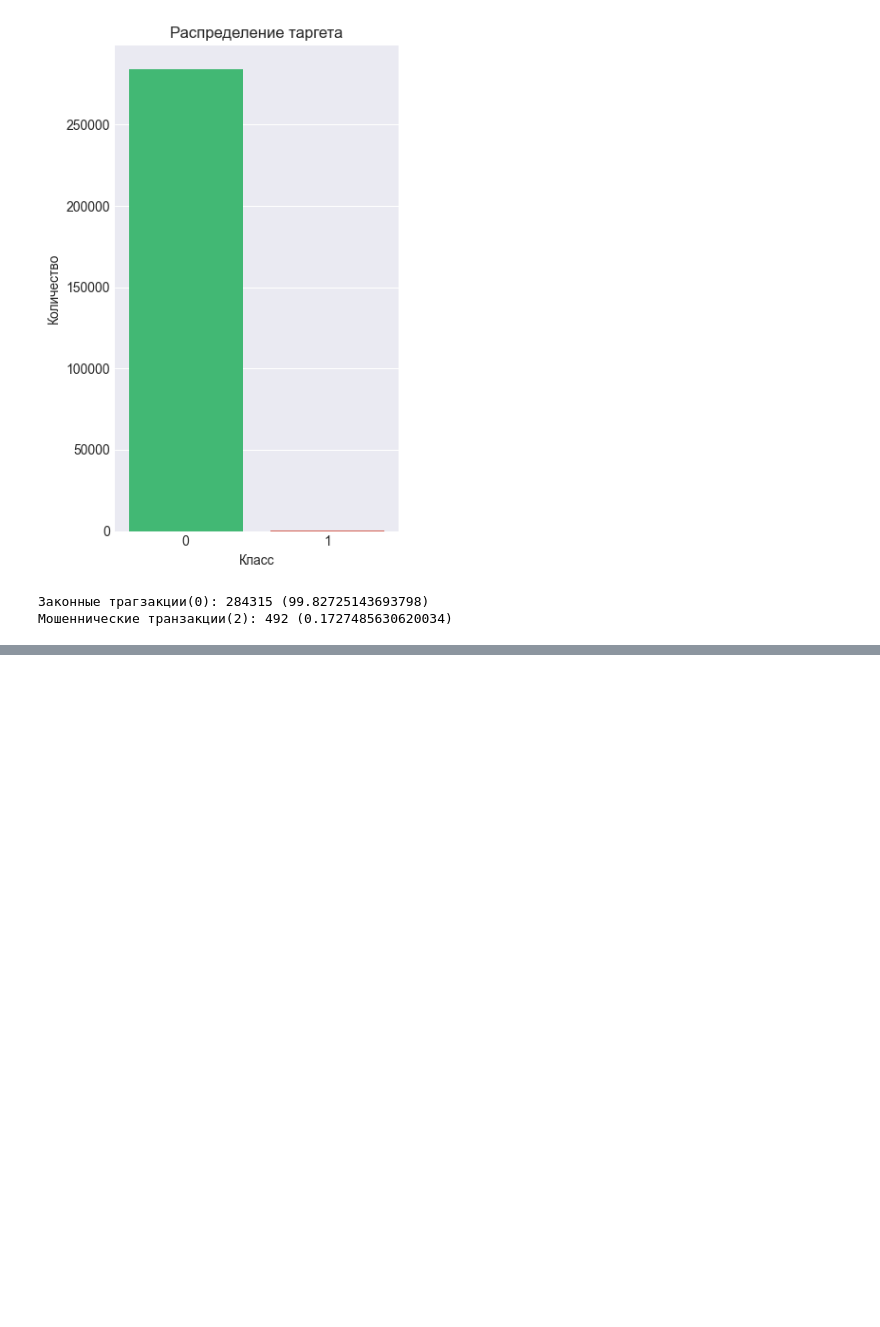
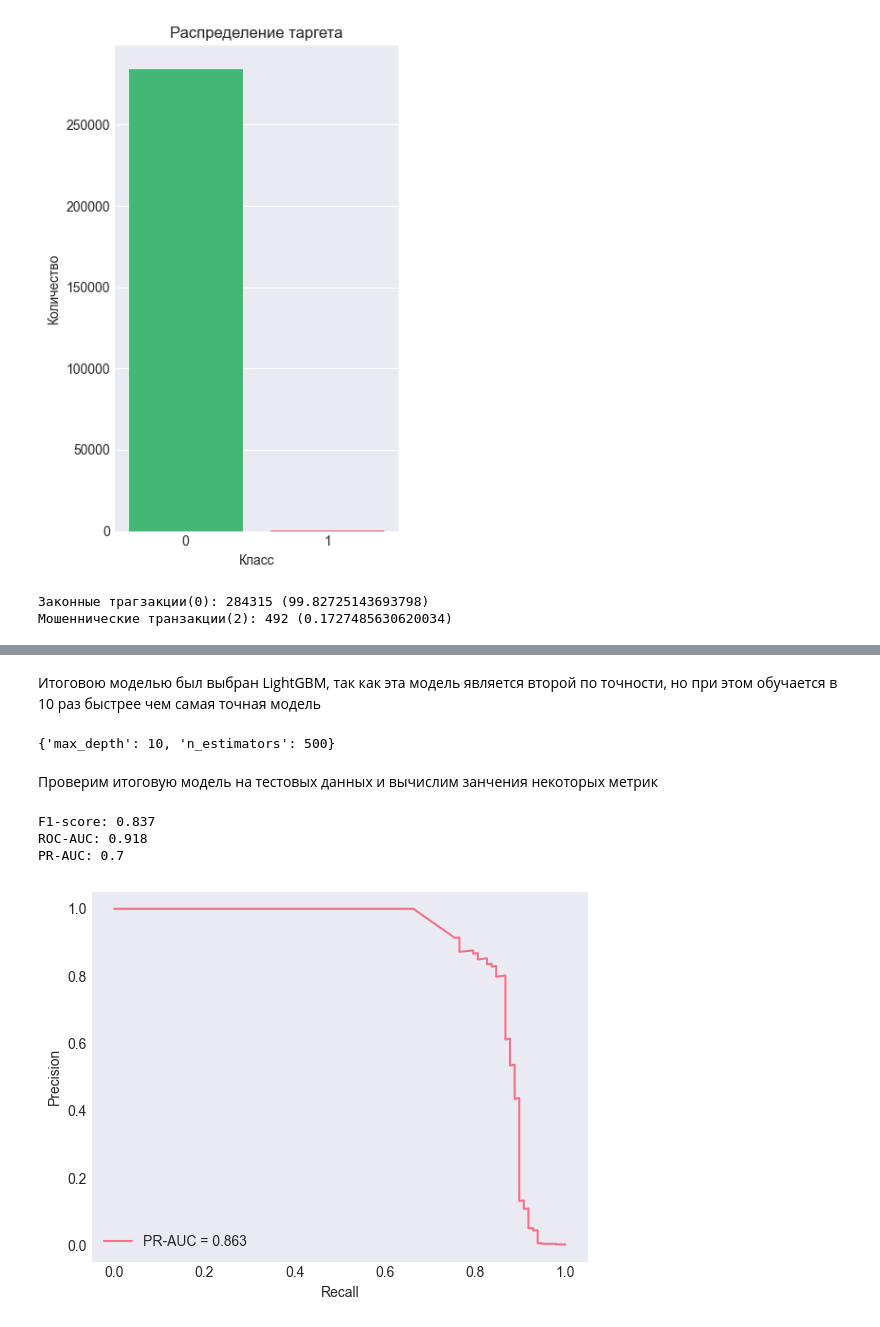
Before and after one commit to curiuwu/Machine-Learning-projects, a Jupyter notebook: credit_fraude_detection/credit_fraud_detection.ipynb, the cells around one changed output, grey strips where cells are left out. Saved outputs shown, nothing was run; the diff lists cells and outputs as text; code cells hidden in the pictures; blank space fills up the shorter version.

```diff
--- a/credit_fraude_detection/credit_fraud_detection.ipynb
+++ b/credit_fraude_detection/credit_fraud_detection.ipynb
@@ -132,0 +309,13 @@ print(f'Мошеннические транзакции(2): {fraud_count[1]} ({f
+# %%
+rf_search = GridSearchCV(
+    RandomForestClassifier(random_state=RANDOM_STATE, class_weight='balanced'),
+    rf_param_grid,
+    cv=cv,
+    scoring='average_precision',
+    n_jobs=-1,
+    verbose=1
+)
+
+rf_search.fit(X_train, y_train)
+
+rf_stats = find_preprosessing_score(rf_search)
@@ -132,0 +335,17 @@ print(f'Мошеннические транзакции(2): {fraud_count[1]} ({f
+# %%
+lgbm_param_grid = {
+    'n_estimators': [300, 500],
+    'max_depth': [5, 7, 10]
+}
+
+lgbm_search = GridSearchCV(
+    LGBMClassifier(class_weight='balanced', random_state=RANDOM_STATE, verbose=-1),
+    lgbm_param_grid,
+    cv=cv,
+    scoring='average_precision',
+    n_jobs=-1,
+    verbose=1
+)
+
+lgbm_search.fit(X_train, y_train)
+lgbm_stats = find_preprosessing_score(lgbm_search)
@@ -132,0 +388,36 @@ print(f'Мошеннические транзакции(2): {fraud_count[1]} ({f
+# %% [markdown]
+Итоговою моделью был выбран LightGBM, так как эта модель является второй по точности, но при этом обучается в 10 раз быстрее чем самая точная модель
+# %%
+best_model = lgbm_search.best_estimator_
+print(lgbm_search.best_params_)
+# %% [output]
+{'max_depth': 10, 'n_estimators': 500}
+# %% [markdown]
+Проверим итоговую модель на тестовых данных и вычислим занчения некоторых метрик
+# %%
+y_pred = best_model.predict(X_test)
+y_proba = best_model.predict_proba(X_test)
+
+f1 = f1_score(y_pred=y_pred, y_true=y_test)
+roc_auc = roc_auc_score(y_test, y_pred)
+pr_auc = average_precision_score(y_test, y_pred)
+
+print(f'F1-score: {round(f1, 3)}\nROC-AUC: {round(roc_auc, 3)}\nPR-AUC: {round(pr_auc, 3)}')
+# %% [output]
+F1-score: 0.837
+ROC-AUC: 0.918
+PR-AUC: 0.7
+# %%
+y_scores = best_model.predict_proba(X_test)[:, 1]
+
+precision, recall, thresholds = precision_recall_curve(y_test, y_scores)
+pr_auc = average_precision_score(y_test, y_scores)
+
+plt.plot(recall, precision, label=f"PR-AUC = {pr_auc:.3f}")
+plt.xlabel("Recall")
+plt.ylabel("Precision")
+plt.legend()
+plt.grid()
+plt.show()
+# %% [output]
+[figure, added]
```
Also changed, not shown: parts of 26 cells of this notebook.
